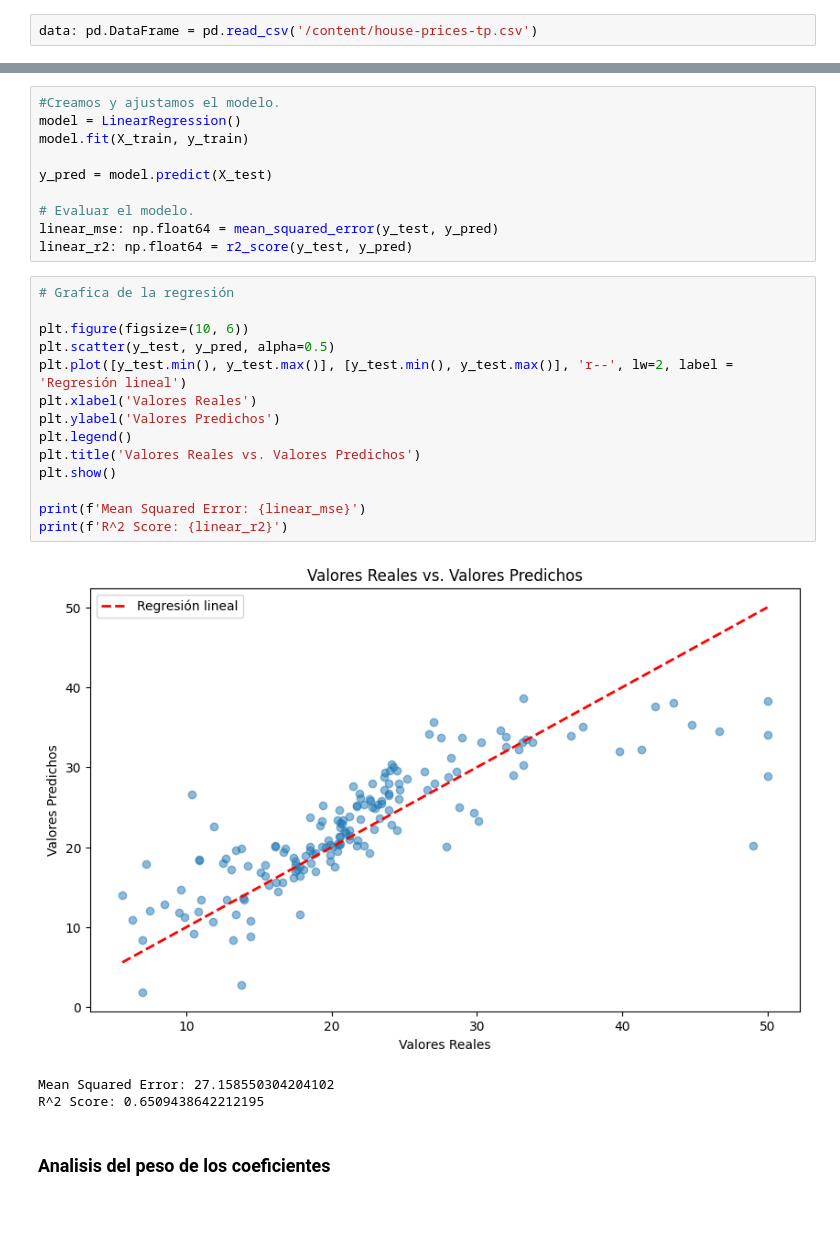
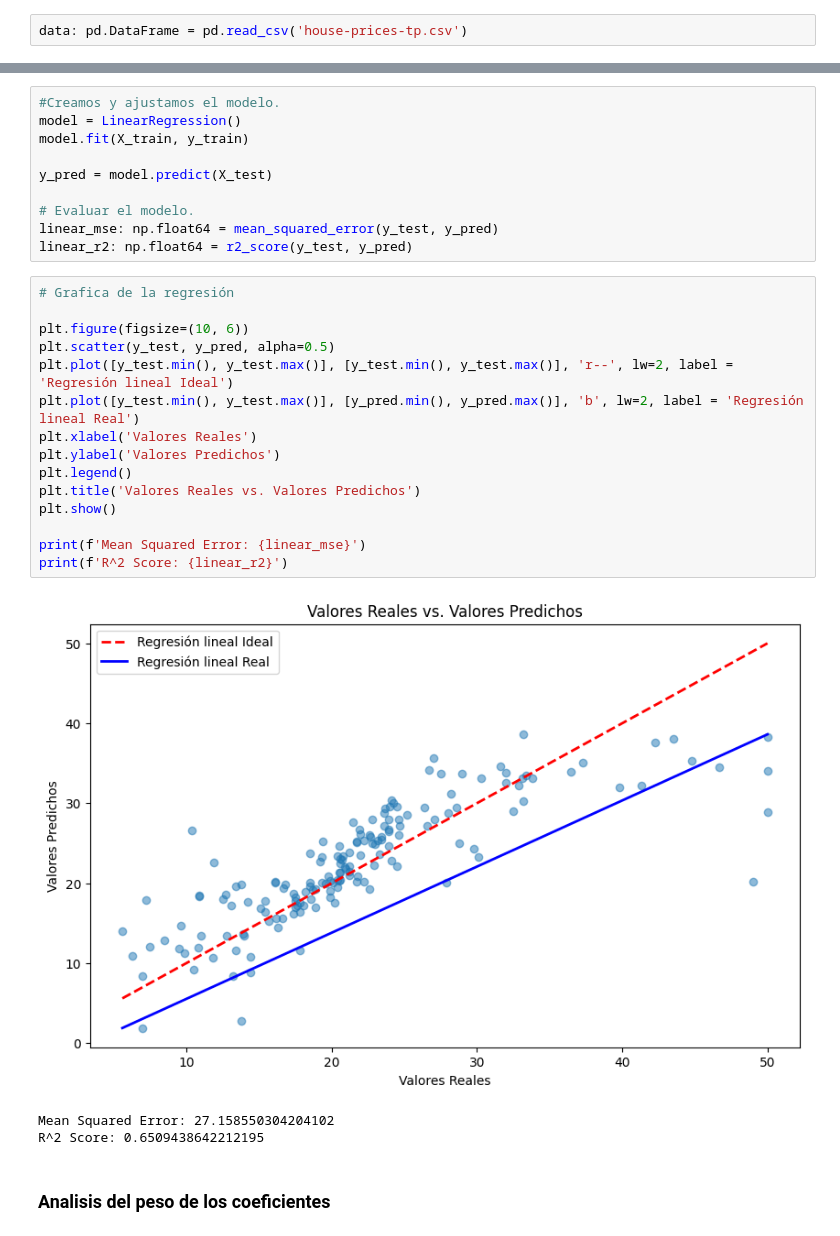
Before and after one commit to bpace1/AA1-TUIA-Crenna-Pace-SanchoAlmenar, a Jupyter notebook: TP-regresion-AA1.ipynb, the cells around one changed output, grey strips where cells are left out. Drawn from its saved outputs; the diff is of its cells as text.

```diff
--- a/TP-regresion-AA1.ipynb
+++ b/TP-regresion-AA1.ipynb
@@ -52,5 +52,5 @@ house-prices-tp.csv 100%[===================>]  45.79K  --.-KB/s    in 0s
 # %%
-data: pd.DataFrame = pd.read_csv('/content/house-prices-tp.csv')
+data: pd.DataFrame = pd.read_csv('house-prices-tp.csv')
 # %% [markdown]
 El dataset contiene información de las casas de Boston. Contamos con los siguientes 14 atributos numéricos:
 
@@ -303,19 +297,20 @@ linear_r2: np.float64 = r2_score(y_test, y_pred)
 # %%
 # Grafica de la regresión
 
 plt.figure(figsize=(10, 6))
 plt.scatter(y_test, y_pred, alpha=0.5)
-plt.plot([y_test.min(), y_test.max()], [y_test.min(), y_test.max()], 'r--', lw=2, label = 'Regresión lineal')
+plt.plot([y_test.min(), y_test.max()], [y_test.min(), y_test.max()], 'r--', lw=2, label = 'Regresión lineal Ideal')
+plt.plot([y_test.min(), y_test.max()], [y_pred.min(), y_pred.max()], 'b', lw=2, label = 'Regresión lineal Real')
 plt.xlabel('Valores Reales')
 plt.ylabel('Valores Predichos')
 plt.legend()
 plt.title('Valores Reales vs. Valores Predichos')
 plt.show()
 
 print(f'Mean Squared Error: {linear_mse}')
 print(f'R^2 Score: {linear_r2}')
 # %% [output]
-[figure, old version]
+[figure, new version]
 Mean Squared Error: 27.158550304204102
 R^2 Score: 0.6509438642212195
 # %% [markdown]
```
Also changed, not shown: parts of 22 cells of this notebook, 1 other file.
